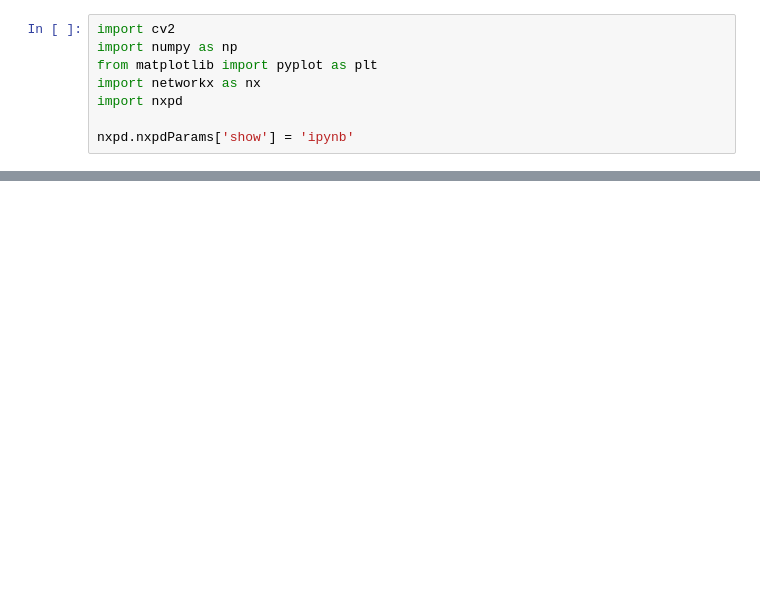
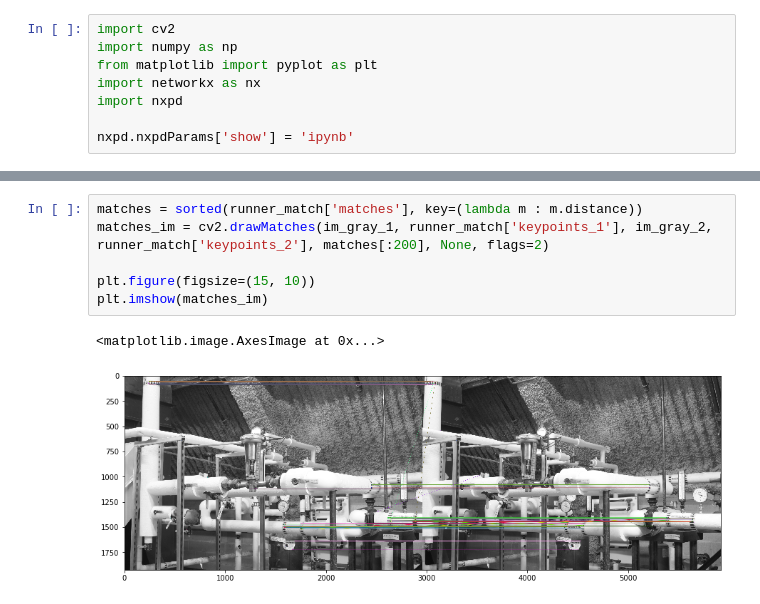
Before and after one commit to semeniuta/visionfuncs, a Jupyter notebook: notebooks/demo_features.ipynb, the cells around one changed output, grey strips where cells are left out. Drawn from its saved outputs; the diff is of its cells as text; blank space fills up the shorter version.

```diff
--- a/notebooks/demo_features.ipynb
+++ b/notebooks/demo_features.ipynb
@@ -46,0 +70,9 @@ plt.imshow(im_with_keypoints)
+# %%
+matches = sorted(runner_match['matches'], key=(lambda m : m.distance))
+matches_im = cv2.drawMatches(im_gray_1, runner_match['keypoints_1'], im_gray_2, runner_match['keypoints_2'], matches[:200], None, flags=2)
+
+plt.figure(figsize=(15, 10))
+plt.imshow(matches_im)
+# %% [output]
+<matplotlib.image.AxesImage at 0x...>
+[figure, added]
```
Also changed, not shown: parts of 11 cells of this notebook, 5 other files.
